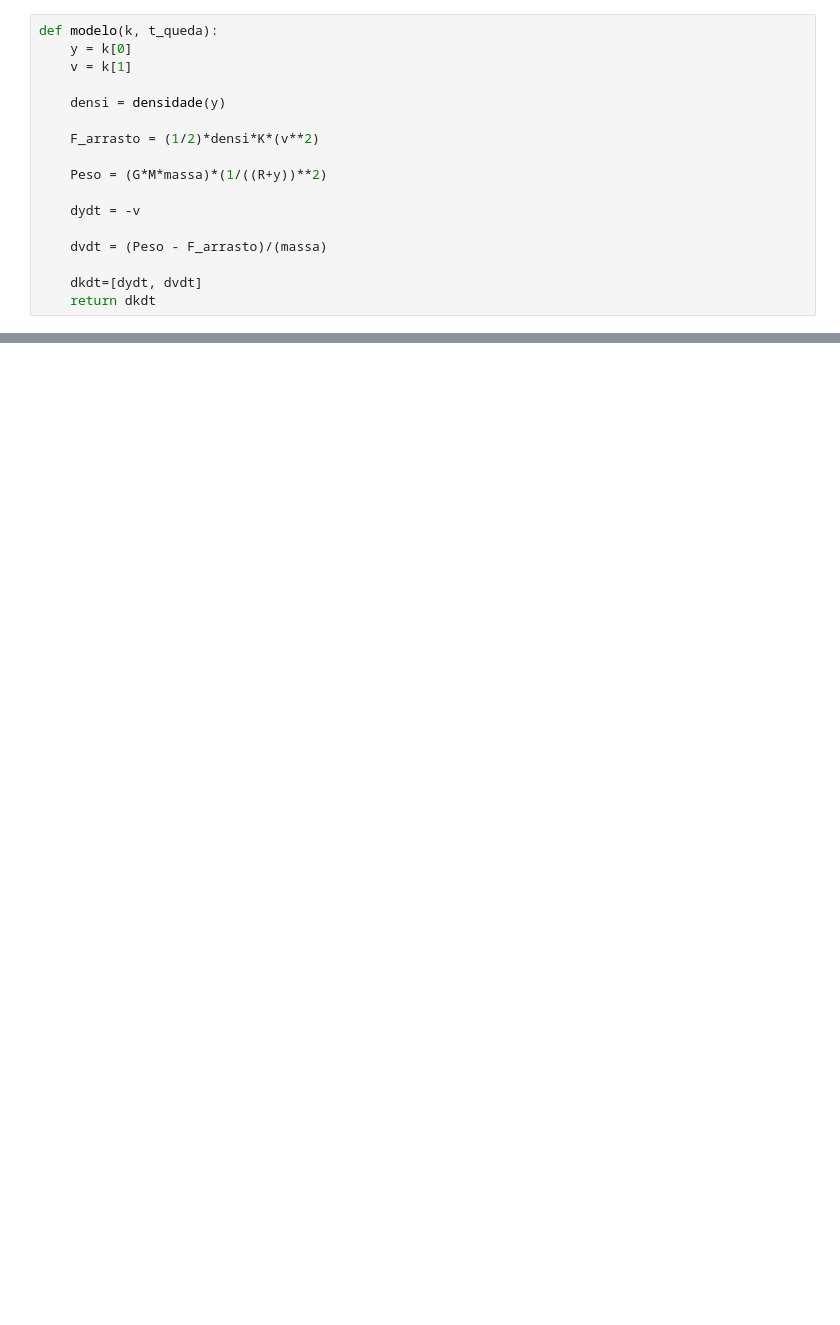
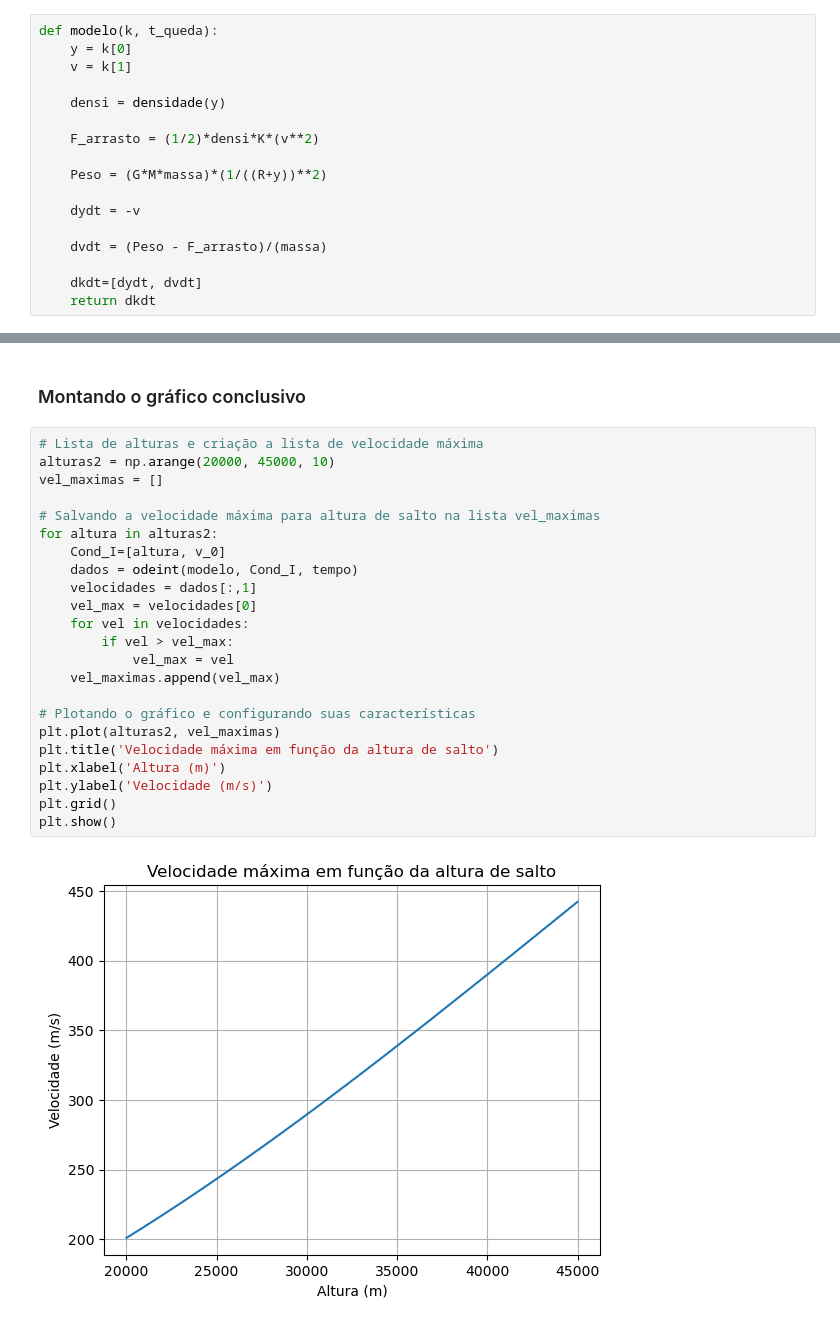
Before and after one commit to antoniocarlosgsf/Pulo-de-Felix-Baumgartner, a Jupyter notebook: modelagem.ipynb, the cells around one changed output, grey strips where cells are left out. Saved outputs shown, nothing was run; the diff lists cells and outputs as text; blank space fills up the shorter version.

```diff
--- a/modelagem.ipynb
+++ b/modelagem.ipynb
@@ -139,0 +157,27 @@ plt.show()
+# %% [markdown]
+### Montando o gráfico conclusivo
+# %%
+# Lista de alturas e criação a lista de velocidade máxima
+alturas2 = np.arange(20000, 45000, 10)
+vel_maximas = []
+
+# Salvando a velocidade máxima para altura de salto na lista vel_maximas
+for altura in alturas2:
+    Cond_I=[altura, v_0]
+    dados = odeint(modelo, Cond_I, tempo)
+    velocidades = dados[:,1]
+    vel_max = velocidades[0]
+    for vel in velocidades:
+        if vel > vel_max:
+            vel_max = vel
+    vel_maximas.append(vel_max)
+
+# Plotando o gráfico e configurando suas características
+plt.plot(alturas2, vel_maximas)
+plt.title('Velocidade máxima em função da altura de salto')
+plt.xlabel('Altura (m)')
+plt.ylabel('Velocidade (m/s)')
+plt.grid()
+plt.show()
+# %% [output]
+[figure, added]
```
Also changed, not shown: parts of 17 cells of this notebook.
